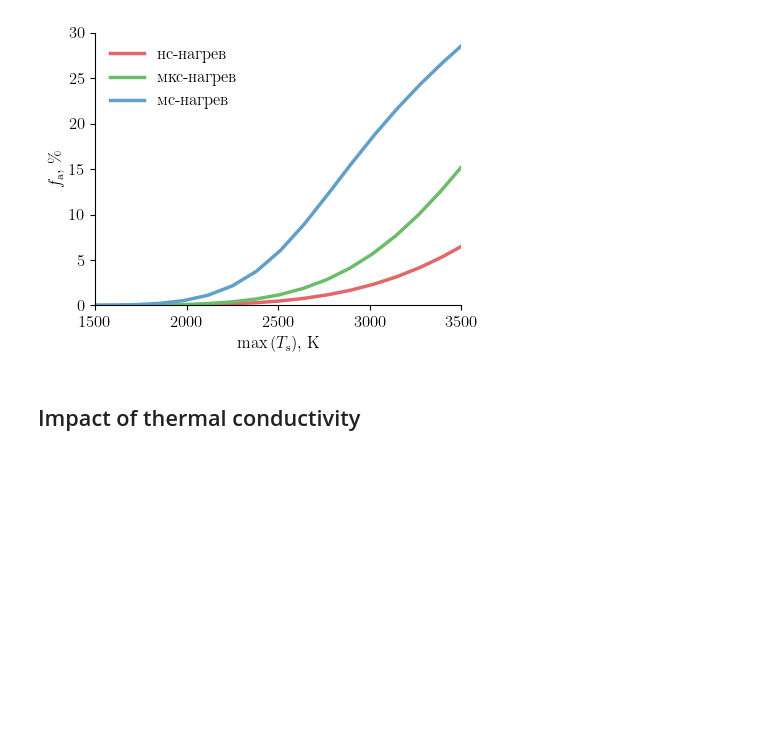
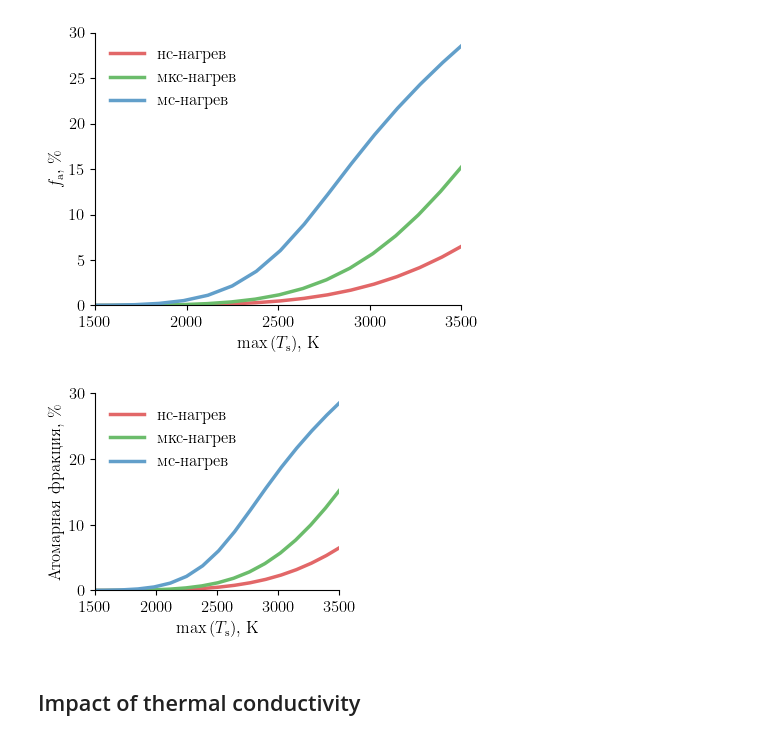
Before and after one commit to KulaginVladimir/PhD, a Jupyter notebook: Scripts/Chapter_4/LID_simulation/LID.ipynb, the cells around one changed output. Cells and saved outputs as stored; diff of their text form; code cells hidden in the pictures; blank space fills up the shorter version.

```diff
--- a/Scripts/Chapter_4/LID_simulation/LID.ipynb
+++ b/Scripts/Chapter_4/LID_simulation/LID.ipynb
@@ -767,6 +767,74 @@ plt.savefig(
 plt.show()
 # %% [output]
 [figure]
+# %%
+fig, ax = plt.subplots(figsize=(80 * mm2inch, 65 * mm2inch))
+
+durations = ["ns", "us", "ms"]
+titles = ["Наносекундный нагрев", "Микросекундный нагрев", "Миллисекундный нагрев"]
+E_maxs = [10.2e3, 160e3, 3.8e6]
+mat = "W"
+phi = 1
+eta_tr = 1e-2
+E_dt = 1.5
+
+colors = [ "#e26768", "#6bbc6b", "#629fca"]
+labels = ["нс-нагрев", "мкс-нагрев", "мс-нагрев"]
+for i in range(3):
+
+    E = E_maxs[i] * np.linspace(0, 1, 26, endpoint=True)
+
+    fa = np.zeros_like(E)
+    Tmax = np.zeros_like(E)
+
+    for j in range(3, 26):
+        # my_model = LID_simulation(E[j], durations[i], mat, E_dt, eta_tr, phi, "./results2", is_txt=False)
+
+        filename_flux = (
+            path
+            + f"Atomic_fraction/results/fluxes_{mat}_{durations[i]}_E{E[j]/1e6:.5f}MJ_Edt{E_dt:.5f}eV_eta{-np.log10(eta_tr):.5f}.csv"
+        )
+        filename_data = (
+            path
+            + f"Atomic_fraction/results/data_{mat}_{durations[i]}_E{E[j]/1e6:.5f}MJ_Edt{E_dt:.5f}eV_eta{-np.log10(eta_tr):.5f}.csv"
+        )
+        fluxes = np.loadtxt(fname=filename_flux, skiprows=0, delimiter=",")
+        results = np.loadtxt(fname=filename_data, skiprows=1, delimiter=",")
+
+        T = results[:, 3]
+
+        t = fluxes[:, 0]
+        Jat = fluxes[:, 1]
+        J_mol_s = fluxes[:, 2]
+        J_mol_sb = fluxes[:, 3]
+        J_mol_b = fluxes[:, 4]
+        J_des = fluxes[:, 5]
+
+        N_a = np.trapz(Jat, x=t)
+        N_des = np.trapz(J_des, x=t)
+
+        if N_a < 1e10:
+            fa[j] = 0
+        else:
+            fa[j] = N_a / N_des * 100
+
+        Tmax[j] = T.max()
+
+    ax.plot(Tmax, fa, label=labels[i], color=colors[i], lw=2.5)
+
+ax.set_xlabel(r"$\max\left(T_\mathrm{s}\right)$, K")
+ax.set_ylabel(r"Атомарная фракция, \%")
+ax.set_xlim(1500, 3500)
+ax.set_ylim(0, 30)
+ax.legend()
+plt.savefig(
+    "../../../Thesis/images/LID_atomic_fraction_small.pdf",
+    bbox_inches="tight",
+    pad_inches=0.02,
+)
+plt.show()
+# %% [output]
+[figure, added]
 # %% [markdown]
 ## Impact of thermal conductivity
 # %%
```
Also changed, not shown: parts of 3 cells of this notebook, 32 other files.
